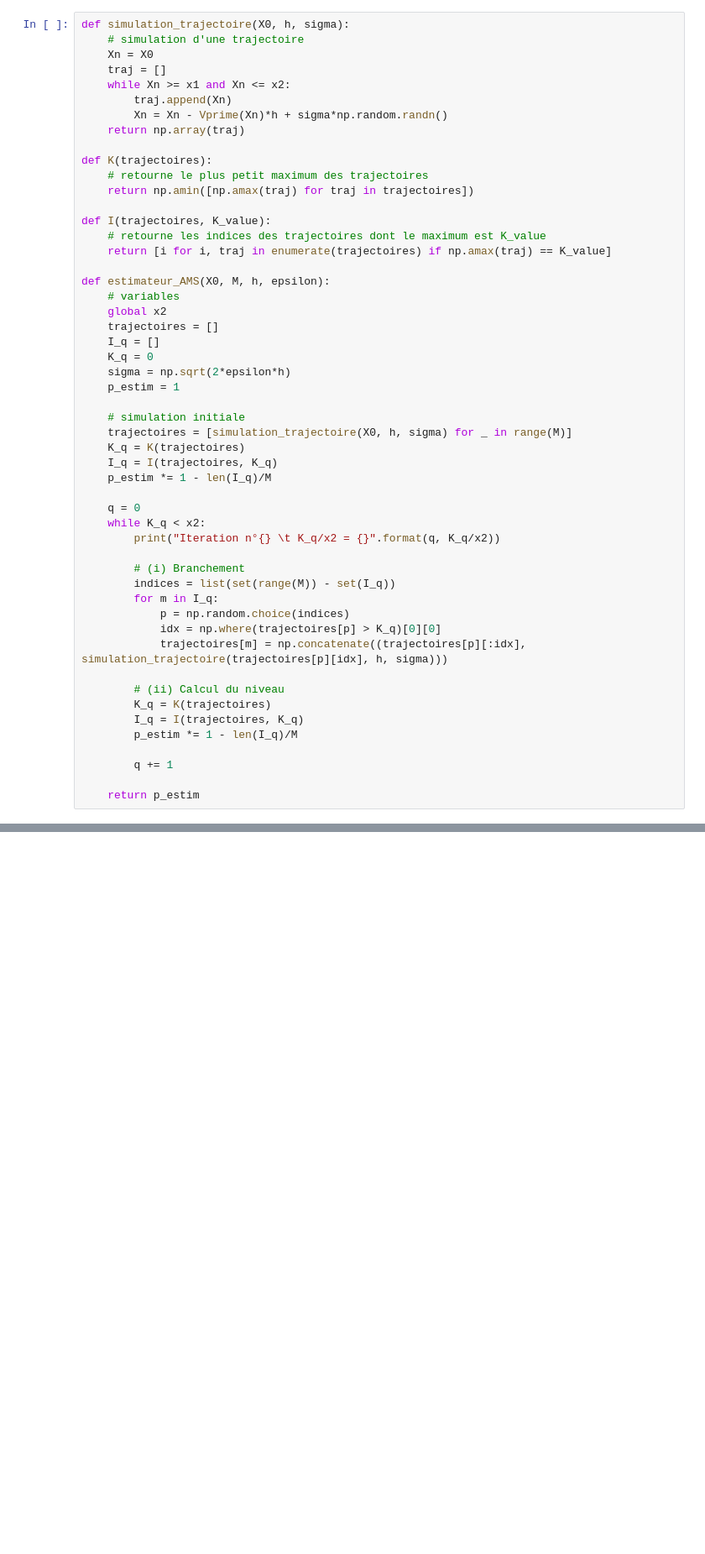
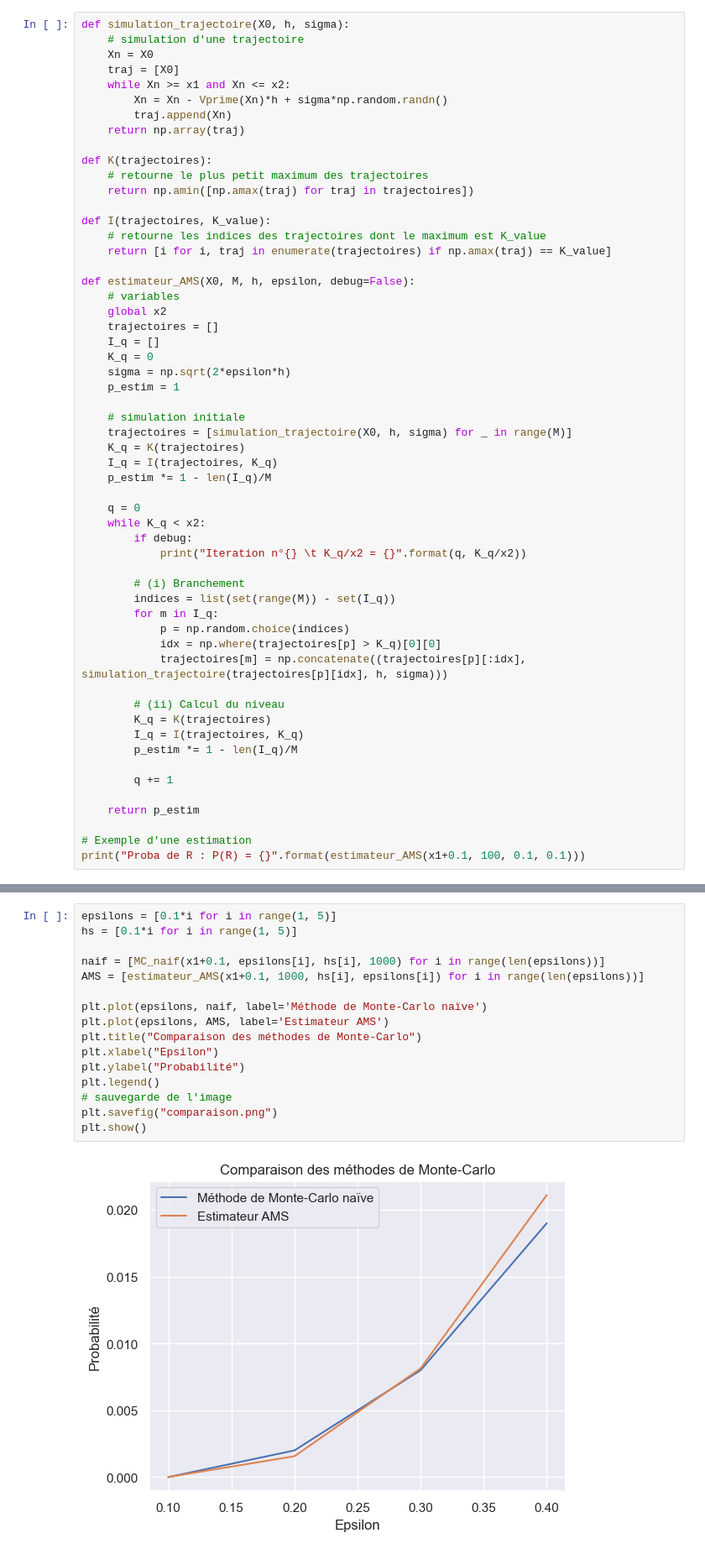
Before and after one commit to smilhey/SimMoleculaire, a Jupyter notebook: SimMoleculaire.ipynb, the cells around one changed output, grey strips where cells are left out. Shown at 84% size. Cells and saved outputs as stored; diff of their text form; blank space fills up the shorter version.

```diff
--- a/SimMoleculaire.ipynb
+++ b/SimMoleculaire.ipynb
@@ -75,10 +82,10 @@ Proba de R : P(R) = 0.1399
 def simulation_trajectoire(X0, h, sigma):
     # simulation d'une trajectoire
     Xn = X0
-    traj = []
+    traj = [X0]
     while Xn >= x1 and Xn <= x2:
+        Xn = Xn - Vprime(Xn)*h + sigma*np.random.randn()
         traj.append(Xn)
-        Xn = Xn - Vprime(Xn)*h + sigma*np.random.randn()
     return np.array(traj)
 
 def K(trajectoires):
@@ -89,7 +96,7 @@ def I(trajectoires, K_value):
     # retourne les indices des trajectoires dont le maximum est K_value
     return [i for i, traj in enumerate(trajectoires) if np.amax(traj) == K_value]
 
-def estimateur_AMS(X0, M, h, epsilon):
+def estimateur_AMS(X0, M, h, epsilon, debug=False):
     # variables
     global x2
     trajectoires = []
@@ -106,7 +113,8 @@ def estimateur_AMS(X0, M, h, epsilon):
 
     q = 0
     while K_q < x2:
-        print("Iteration n°{} \t K_q/x2 = {}".format(q, K_q/x2))
+        if debug:
+            print("Iteration n°{} \t K_q/x2 = {}".format(q, K_q/x2))
 
         # (i) Branchement
         indices = list(set(range(M)) - set(I_q))
@@ -123,3 +131,6 @@ def estimateur_AMS(X0, M, h, epsilon):
         q += 1
 
     return p_estim
+
+# Exemple d'une estimation
+print("Proba de R : P(R) = {}".format(estimateur_AMS(x1+0.1, 100, 0.1, 0.1)))
@@ -146,0 +143,18 @@ ValueError: 'a' cannot be empty unless no samples are taken
+# %%
+epsilons = [0.1*i for i in range(1, 5)]
+hs = [0.1*i for i in range(1, 5)]
+
+naif = [MC_naif(x1+0.1, epsilons[i], hs[i], 1000) for i in range(len(epsilons))]
+AMS = [estimateur_AMS(x1+0.1, 1000, hs[i], epsilons[i]) for i in range(len(epsilons))]
+
+plt.plot(epsilons, naif, label='Méthode de Monte-Carlo naïve')
+plt.plot(epsilons, AMS, label='Estimateur AMS')
+plt.title("Comparaison des méthodes de Monte-Carlo")
+plt.xlabel("Epsilon")
+plt.ylabel("Probabilité")
+plt.legend()
+# sauvegarde de l'image
+plt.savefig("comparaison.png")
+plt.show()
+# %% [output]
+[figure, added]
```
Also changed, not shown: parts of 9 cells of this notebook, 2 other files.
